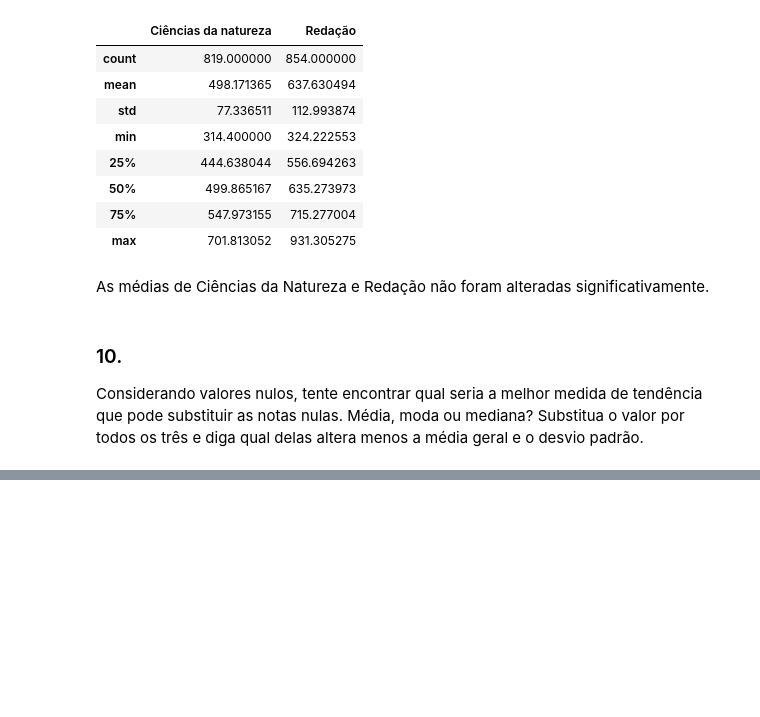
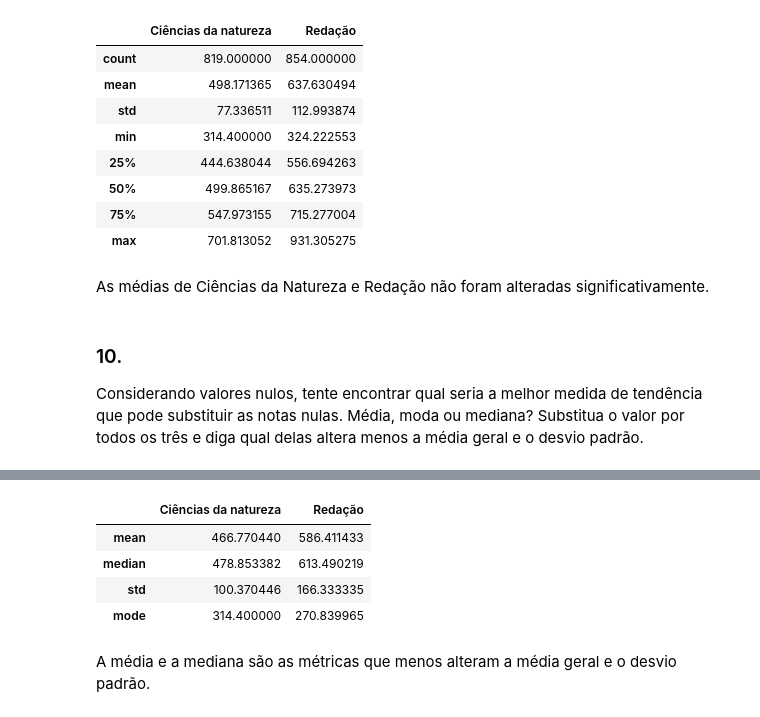
Before and after one commit to pathilink/sp_global_bootcamp, a Jupyter notebook: 3_exercicio_frequencias_medidas/exercicio_frequencias_medidas.ipynb, the cells around one changed output, grey strips where cells are left out. Saved outputs shown, nothing was run; the diff lists cells and outputs as text; code cells hidden in the pictures; blank space fills up the shorter version.

```diff
--- a/3_exercicio_frequencias_medidas/exercicio_frequencias_medidas.ipynb
+++ b/3_exercicio_frequencias_medidas/exercicio_frequencias_medidas.ipynb
@@ -349,0 +324,13 @@ print(f"A melhor medida para substituir os valores nulos com menor alteração n
+# %%
+df_mode = df[['Ciências da natureza', 'Redação']].copy()
+df_mode.fillna(df[['Ciências da natureza', 'Redação']].mode().iloc[0], inplace=True)
+
+df_mode.agg(['mean', 'median', 'std', lambda x: x.mode().iloc[0]]).rename(index={'<lambda>': 'mode'})
+# %% [output]
+|  | Ciências da natureza | Redação |
+| mean | 466.770440 | 586.411433 |
+| median | 478.853382 | 613.490219 |
+| std | 100.370446 | 166.333335 |
+| mode | 314.400000 | 270.839965 |
+# %% [markdown]
+A média e a mediana são as métricas que menos alteram a média geral e o desvio padrão.
```
Also changed, not shown: parts of 5 cells of this notebook.
